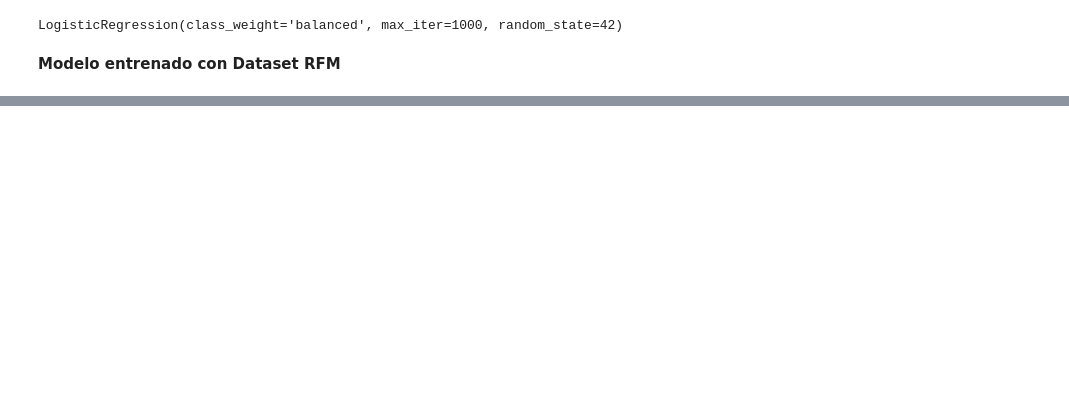
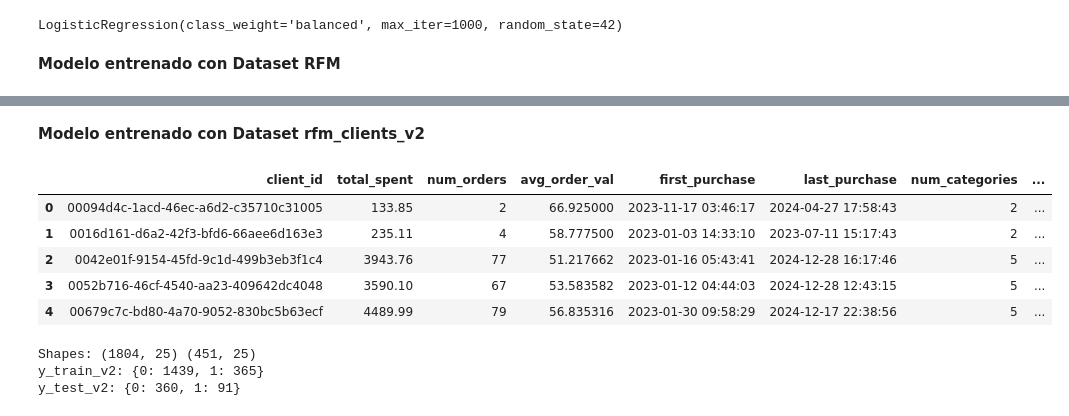
Before and after one commit to sonsifabini2/churn_proyecto, a Jupyter notebook: notebooks/02_modelo_logistico.ipynb, the cells around one changed output, grey strips where cells are left out. Saved outputs shown, nothing was run; the diff lists cells and outputs as text; code cells hidden in the pictures; blank space fills up the shorter version.

Commit message:
Entrenar modelos de churn con RFM v2 (LR, DT, RF) y actualizar análisis

```diff
--- a/notebooks/02_modelo_logistico.ipynb
+++ b/notebooks/02_modelo_logistico.ipynb
@@ -314,0 +317,12 @@ weighted avg      1.000     1.000     1.000       472
+# %% [markdown]
+**Modelo entrenado con Dataset rfm_clients_v2**
+# %%
+rfm_clients_v2 = pd.read_csv('../data/raw/rfm_clients_v2.csv')
+rfm_clients_v2.head()
+# %% [output]
+|  | client_id | total_spent | num_orders | avg_order_val | first_purchase | last_purchase | num_categories | ... |
+| 0 | 00094d4c-1acd-46ec-a6d2-c35710c31005 | 133.85 | 2 | 66.925000 | 2023-11-17 03:46:17 | 2024-04-27 17:58:43 | 2 | ... |
+| 1 | 0016d161-d6a2-42f3-bfd6-66aee6d163e3 | 235.11 | 4 | 58.777500 | 2023-01-03 14:33:10 | 2023-07-11 15:17:43 | 2 | ... |
+| 2 | 0042e01f-9154-45fd-9c1d-499b3eb3f1c4 | 3943.76 | 77 | 51.217662 | 2023-01-16 05:43:41 | 2024-12-28 16:17:46 | 5 | ... |
+| 3 | 0052b716-46cf-4540-aa23-409642dc4048 | 3590.10 | 67 | 53.583582 | 2023-01-12 04:44:03 | 2024-12-28 12:43:15 | 5 | ... |
+| 4 | 00679c7c-bd80-4a70-9052-830bc5b63ecf | 4489.99 | 79 | 56.835316 | 2023-01-30 09:58:29 | 2024-12-17 22:38:56 | 5 | ... |
@@ -314,0 +331,16 @@ weighted avg      1.000     1.000     1.000       472
+# %%
+import pandas as pd
+import numpy as np
+
+X_train_v2 = pd.read_csv('../data/processed/X_train_v2.csv')
+X_test_v2  = pd.read_csv('../data/processed/X_test_v2.csv')
+y_train_v2 = pd.read_csv('../data/processed/y_train_v2.csv').squeeze()
+y_test_v2  = pd.read_csv('../data/processed/y_test_v2.csv').squeeze()
+
+print("Shapes:", X_train_v2.shape, X_test_v2.shape)
+print("y_train_v2:", y_train_v2.value_counts().to_dict())
+print("y_test_v2:", y_test_v2.value_counts().to_dict())
+# %% [output]
+Shapes: (1804, 25) (451, 25)
+y_train_v2: {0: 1439, 1: 365}
+y_test_v2: {0: 360, 1: 91}
```
Also changed, not shown: parts of 16 cells of this notebook, 1 other file.
